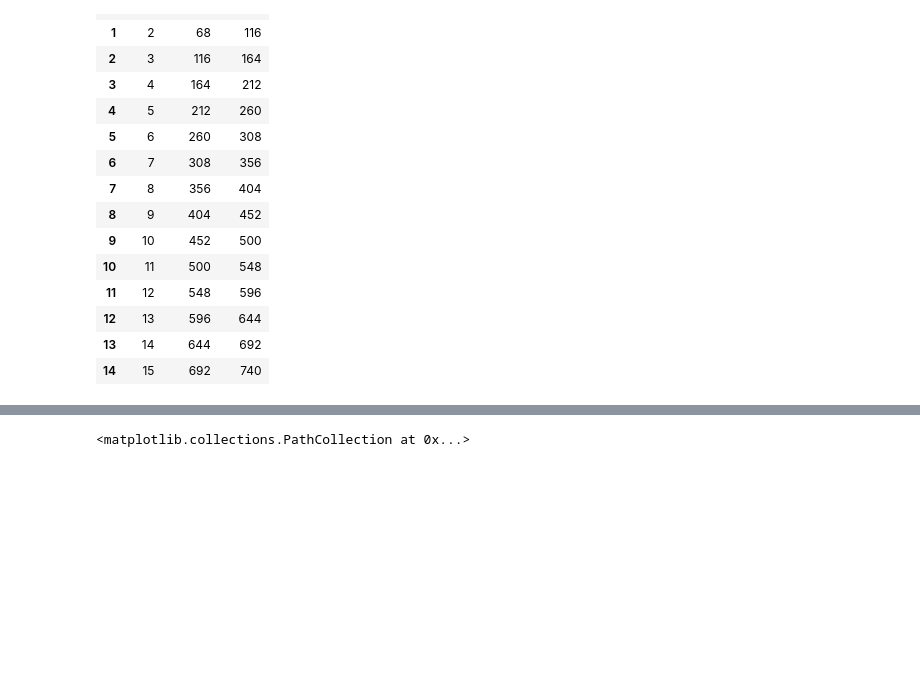
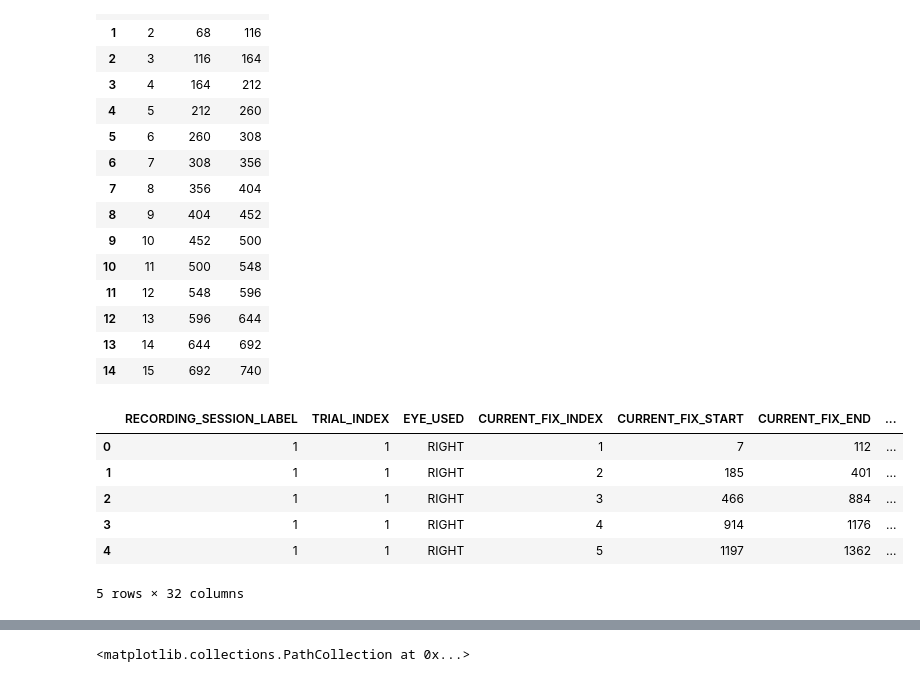
Before and after one commit to ThongLai/Eye-tracking-in-Reading-Comprehension, a Jupyter notebook: code.ipynb, the cells around one changed output, grey strips where cells are left out. Cells and saved outputs as stored; diff of their text form; code cells hidden in the pictures; blank space fills up the shorter version.

```diff
--- a/code.ipynb
+++ b/code.ipynb
@@ -31,20 +31,37 @@ Lines
 # %%
 all_files = glob.glob('Data/*.csv')
 
 li = []
 
 for filename in all_files:
     df = pd.read_csv(filename, index_col=None, header=0)
     df["File"] = filename[5:-4]
     li.append(df)
 
+# Preprocess
 data_raw = pd.concat(li, axis=0, ignore_index=True)
 data_raw["PREVIOUS_FIX_END"][data_raw["PREVIOUS_FIX_END"] == '.'] = data_raw["CURRENT_FIX_START"]
 data_raw["PREVIOUS_FIX_END"] = data_raw["PREVIOUS_FIX_END"].astype(int)
 data_raw["PREVIOUS_FIX_X"][data_raw["PREVIOUS_FIX_X"] == '.'] = data_raw["CURRENT_FIX_X"]
 data_raw["PREVIOUS_FIX_X"] = data_raw["PREVIOUS_FIX_X"].astype(float)
 data_raw["PREVIOUS_FIX_DURATION"][data_raw["PREVIOUS_FIX_DURATION"] == '.'] = data_raw["CURRENT_FIX_DURATION"]
 data_raw["PREVIOUS_FIX_DURATION"] = data_raw["PREVIOUS_FIX_DURATION"].astype(float)
+data_raw["NEXT_FIX_START"][data_raw["NEXT_FIX_START"] == '.'] = data_raw["CURRENT_FIX_END"]
+data_raw["NEXT_FIX_START"] = data_raw["NEXT_FIX_START"].astype(int)
+data_raw.loc[:, 'Time_Spent'] = data_raw.NEXT_FIX_START - data_raw.CURRENT_FIX_START
+data_raw.loc[data_raw.TRIAL_INDEX % 2 != 0, 'Text'] = 1
+data_raw.loc[data_raw.TRIAL_INDEX % 2 == 0, 'Text'] = 2
+data_raw['Text'] = data_raw['Text'].astype(int)
+
+data_raw.head()
+# %% [output]
+|  | RECORDING_SESSION_LABEL | TRIAL_INDEX | EYE_USED | CURRENT_FIX_INDEX | CURRENT_FIX_START | CURRENT_FIX_END | ... |
+| 0 | 1 | 1 | RIGHT | 1 | 7 | 112 | ... |
+| 1 | 1 | 1 | RIGHT | 2 | 185 | 401 | ... |
+| 2 | 1 | 1 | RIGHT | 3 | 466 | 884 | ... |
+| 3 | 1 | 1 | RIGHT | 4 | 914 | 1176 | ... |
+| 4 | 1 | 1 | RIGHT | 5 | 1197 | 1362 | ... |
+5 rows × 32 columns
 # %%
 data = data_raw.copy()
 # Create a mask to filter lines based on the condition
```
Also changed, not shown: parts of 22 cells of this notebook, 3 other files.
